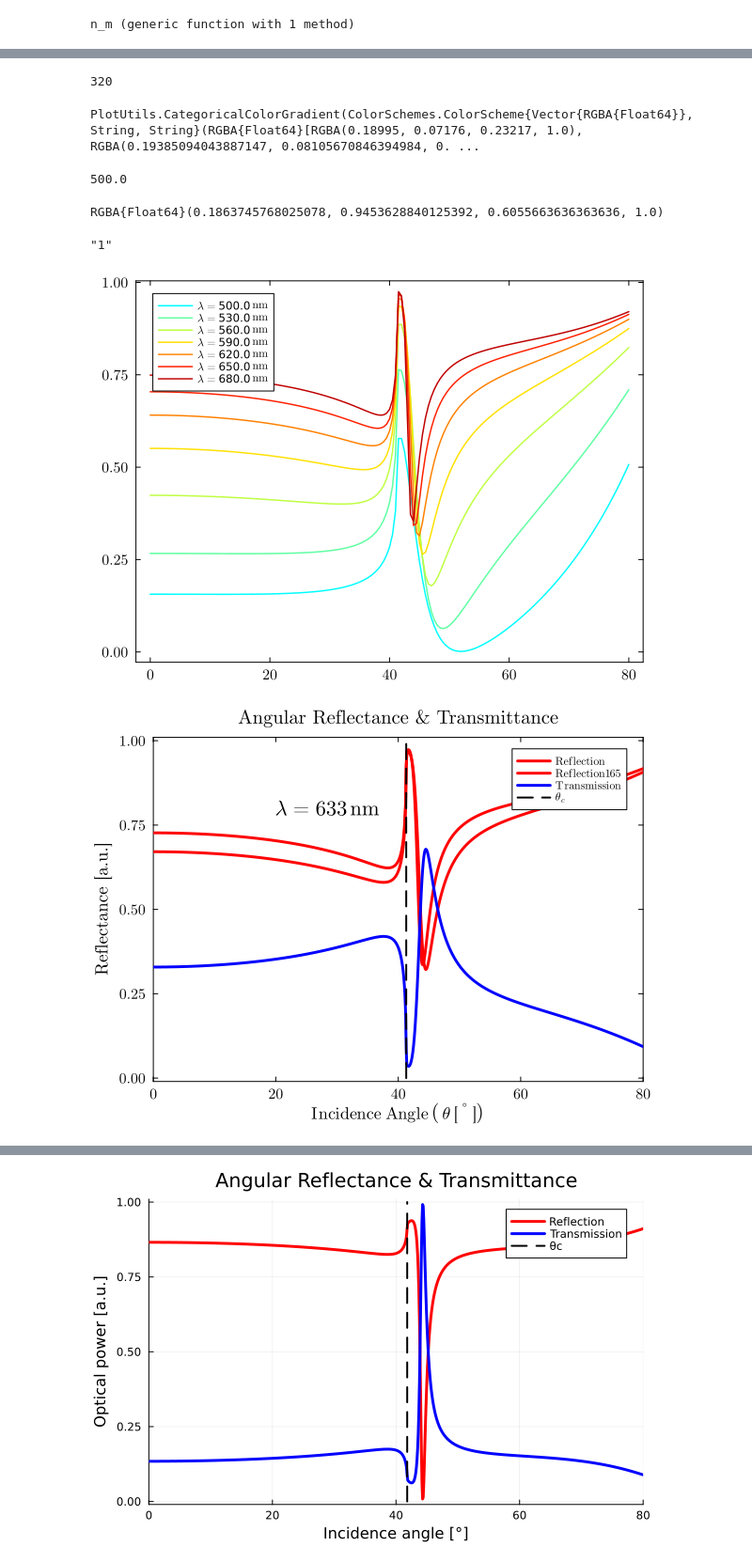
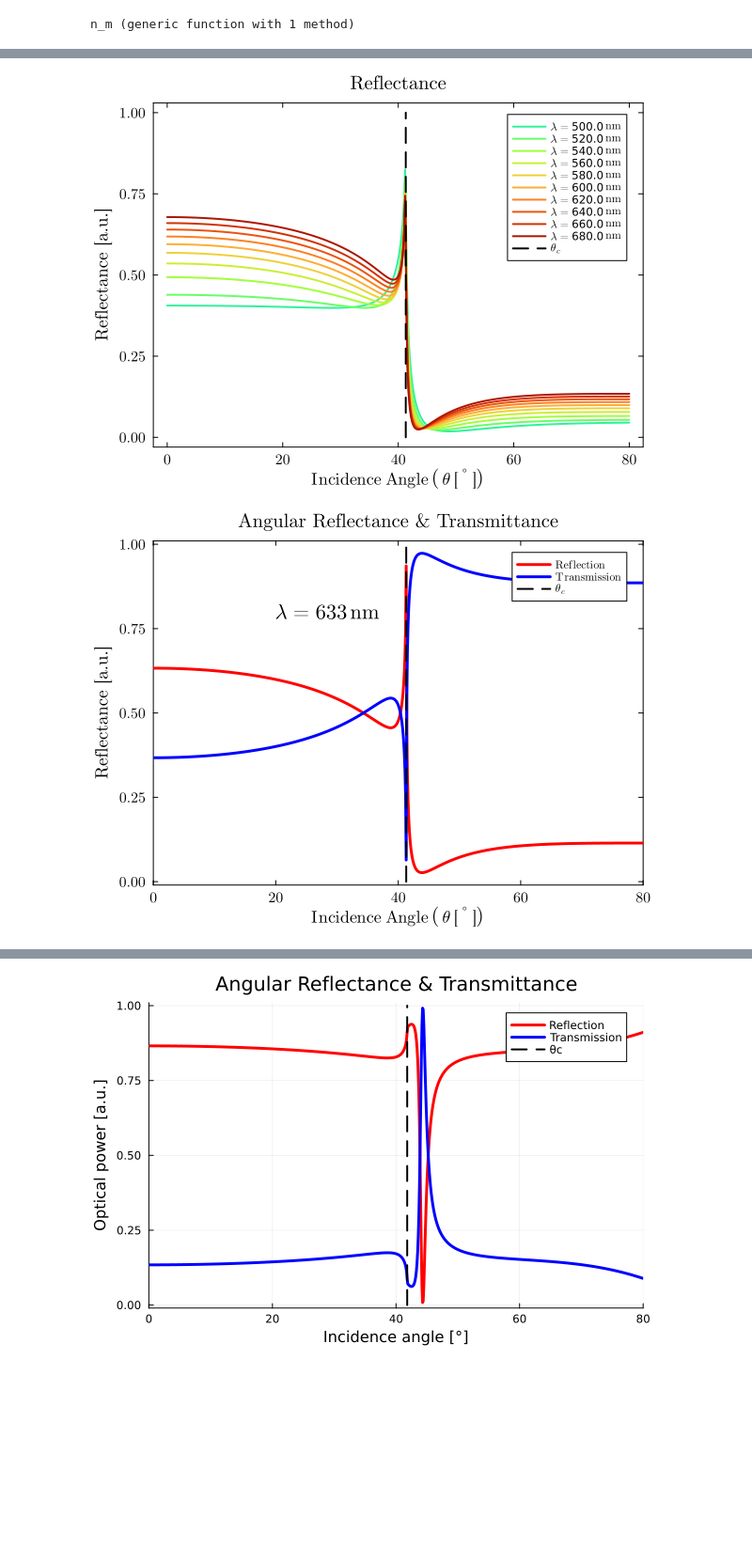
Before and after one commit to ArifMoranV/Optics, a Jupyter notebook: matrixmthd.ipynb, the cells around one changed output, grey strips where cells are left out. Shown at 94% size. Cells and saved outputs as stored; diff of their text form; code cells hidden in the pictures; blank space fills up the shorter version.

```diff
--- a/matrixmthd.ipynb
+++ b/matrixmthd.ipynb
@@ -138,0 +143,18 @@ RfAux = range(0, 1, length(lam))
+# %%
+results = Timmy.(Ref(lam), Ref(ang), N; k0=k0, pol=pol, dd=dd, dm=dm);
+#Rf, Tr, ThetaC, RfAux=Timmy.(lam, ang, Ref(N); k0=k0,pol=pol, dd=dd, dm=dm);
+
+L, M = size(results[1][1])   # size of each matrix
+K = length(N)
+
+Rf3D     = Array{Float64}(undef, L, M, K)
+Tr3D     = Array{Float64}(undef, L, M, K)
+ThetaC = results[1][3]#Array{Float64}(undef, L, M, K)
+RfAux3D  = Array{Float64}(undef, L, M, K)
+
+for k in 1:K
+    Rf3D[:, :, k]     .= results[k][1]
+    Tr3D[:, :, k]     .= results[k][2]
+    #ThetaC3D[:, :, k] .= results[k][3]
+    RfAux3D[:, :, k]  .= results[k][4]
+end
@@ -201,3 +262,5 @@ display(p1)
 # %%
 RF=transpose(Rf)
-Θ= repeat(ang_inc, 1, length(lam));
+Θ1= repeat(ang_inc, 1, length(lam));
+n=700-380 #number of colors
+colors = cgrad(:turbo, n, categorical=true)
@@ -216,42 +269,32 @@ plot(Θ[1:sθ:end, 1:sλ:end], RF[1:sθ:end, 1:sλ:end],
-# %%
-n=700-380
-# %% [output]
-320
-# %%
-colors = cgrad(:turbo, n, categorical=true)
-# %% [output]
-PlotUtils.CategoricalColorGradient(ColorSchemes.ColorScheme{Vector{RGBA{Float64}}, String, String}(RGBA{Float64}[RGBA(0.18995, 0.07176, 0.23217, 1.0), RGBA(0.19385094043887147, 0.08105670846394984, 0. ...
-# %%
-lam_ini
-# %% [output]
-500.0
-# %%
-colors[Int(lam_ini)-380]
-# %% [output]
-RGBA{Float64}(0.1863745768025078, 0.9453628840125392, 0.6055663636363636, 1.0)
-# %%
-string(1)
-# %% [output]
-"1"
 # %%
 # Create a discrete color palette with n colors
-Δλ =30
+Δλ =20
+sθ =2
 # Now plot using integer indices
 pp = plot(legend=true)
 for i in 1:Δλ:200#length(lam) up to 700 nm
-    plot!(pp, Θ[1:sθ:end, i], RF[1:sθ:end, i],
+    plot!(pp, Θ1[1:sθ:end, i], RF[1:sθ:end, i],
           color = colors[Int.(lam[i])-380],  # Direct integer indexing
-          lw = 1.5,label = L"\lambda = "* string(real(lam[i])) * L"\ \mathrm{nm}"
+          lw = 2,label = L"\lambda = "* string(real(lam[i])) * L"\ \mathrm{nm}"
 )
 end
+plot!(ThetaC, RfAux, lw=2, ls=:dash, color=:black, label=L"\theta_c")
+savefig("Reflectancevslambda.svg")
+xlabel!(L"\mathrm{Incidence\ Angle\ }\left(\theta\ [^\circ]\right)")
+ylabel!("Reflectance [a.u.]")
+#ylim!(-0.01, 1.01)
+#xlim!(ang_ini, ang_fin)
+plot!(legend=:topright, title="Reflectance")
+savefig("Reflectance_lambdas_vsangle.svg")
+savefig("Reflectance_lambdas_vsangle.png")
 display(pp)
 # %% [output]
-[figure, old version]
+[figure, new version]
 # %%
 # Reflectance and Transmittance at specific λ
-Nlam = 134
+Nlam = 134 ###λ = 633 nm
 p2 = plot(ang_inc, Rf[Nlam, :], lw=3, label=L"\mathrm{Reflection}", color=:red,ylims=(-0.01, 1.01),xlims=(ang_ini, ang_fin))
-plot!(ang_inc, Rf[165, :], lw=3, label=L"\mathrm{Reflection 165}", color=:red,ylims=(-0.01, 1.01),xlims=(ang_ini, ang_fin))
+#plot!(ang_inc, Rf[165, :], lw=3, label=L"\mathrm{Reflection 165}", color=:red,ylims=(-0.01, 1.01),xlims=(ang_ini, ang_fin))
 plot!(ang_inc, Tr[Nlam, :], lw=3, label=L"\mathrm{Transmission}", color=:blue)
 plot!(ThetaC, RfAux, lw=2, ls=:dash, color=:black, label=L"\theta_c")
 xlabel!(L"\mathrm{Incidence\ Angle\ }\left(\theta\ [^\circ]\right)")
@@ -263,7 +306,8 @@ annotate!(37, 0.8,
     text(L"\lambda = 633\,\mathrm{nm}", 15, :black, :right)
 )
 savefig("Reflectancevsangle.svg")
+savefig("Reflectancevsangle.png")
 display(p2)
 # %% [output]
-[figure, old version]
+[figure, new version]
 # %%
```
Also changed, not shown: parts of 20 cells of this notebook, 8 other files.
